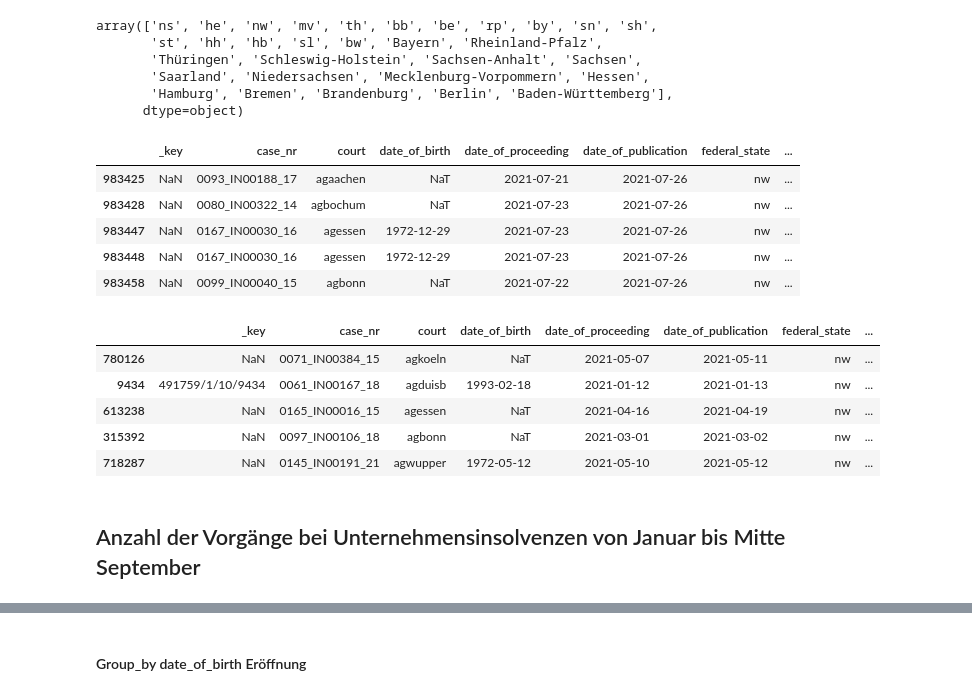
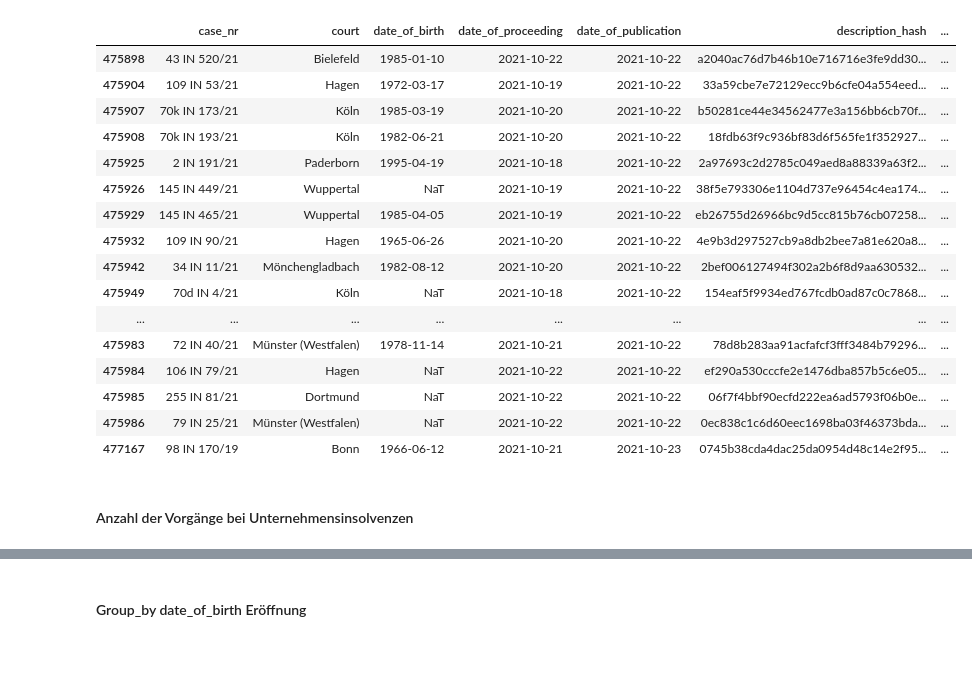
Before and after one commit to wdr-data/insolvenzen, a Jupyter notebook: Insolvenzen_Unternehmen_IN.ipynb, the cells around one changed output, grey strips where cells are left out. Drawn from its saved outputs; the diff is of its cells as text; code cells hidden in the pictures; blank space fills up the shorter version.

```diff
--- a/Insolvenzen_Unternehmen_IN.ipynb
+++ b/Insolvenzen_Unternehmen_IN.ipynb
@@ -20,6 +20,9 @@ def load_data():
         df_parts = []
 
         for path in sorted(paths):
+            if path.parts[-1] < "2021-10-12T12-07-45.jsonl.csv":
+                continue
+
             print("Reading for analysis:", path)
 
             with open(path, "r", encoding="utf-8") as fp:
@@ -33,8 +36,6 @@ def load_data():
 
         df = pd.concat(df_parts, ignore_index=True)
 
-
-
     else:
         raise NotImplementedError("Remote data not yet implemented")
 
@@ -42,6 +43,4 @@ def load_data():
     df['date_of_proceeding'] = pd.to_datetime(df['date_of_proceeding'], errors = 'coerce')
     df['date_of_publication'] = pd.to_datetime(df['date_of_publication'], errors = 'coerce')
 
-    #   df['zipcode'].astype(str)
-
     return df
@@ -108,0 +118,2 @@ memory usage: 142.7+ MB
+# %%
+df.drop_duplicates(subset ="description_hash", keep = "last", inplace = True)
@@ -122,34 +192,27 @@ new_data = data_in.replace(['Nordrhein-Westfalen'], 'nw')
-# %%
-new_data.federal_state.unique()
-# %% [output]
-array(['ns', 'he', 'nw', 'mv', 'th', 'bb', 'be', 'rp', 'by', 'sn', 'sh',
-       'st', 'hh', 'hb', 'sl', 'bw', 'Bayern', 'Rheinland-Pfalz',
-       'Thüringen', 'Schleswig-Holstein', 'Sachsen-Anhalt', 'Sachsen',
-       'Saarland', 'Niedersachsen', 'Mecklenburg-Vorpommern', 'Hessen',
-       'Hamburg', 'Bremen', 'Brandenburg', 'Berlin', 'Baden-Württemberg'],
-      dtype=object)
 # %%
-data_nw_in = data_in[(data_in.federal_state == 'nw')]
+data_nw_in = data_in[(data_in.federal_state == 'Nordrhein-Westfalen')]
 # %%
-data_nw_in.tail()
+data_nw_in.tail(30)
 # %% [output]
-|  | _key | case_nr | court | date_of_birth | date_of_proceeding | date_of_publication | federal_state | ... |
-| 983425 | NaN | 0093_IN00188_17 | agaachen | NaT | 2021-07-21 | 2021-07-26 | nw | ... |
-| 983428 | NaN | 0080_IN00322_14 | agbochum | NaT | 2021-07-23 | 2021-07-26 | nw | ... |
-| 983447 | NaN | 0167_IN00030_16 | agessen | 1972-12-29 | 2021-07-23 | 2021-07-26 | nw | ... |
-| 983448 | NaN | 0167_IN00030_16 | agessen | 1972-12-29 | 2021-07-23 | 2021-07-26 | nw | ... |
-| 983458 | NaN | 0099_IN00040_15 | agbonn | NaT | 2021-07-22 | 2021-07-26 | nw | ... |
+|  | case_nr | court | date_of_birth | date_of_proceeding | date_of_publication | description_hash | ... |
+| 475898 | 43 IN 520/21 | Bielefeld | 1985-01-10 | 2021-10-22 | 2021-10-22 | a2040ac76d7b46b10e716716e3fe9dd30... | ... |
+| 475904 | 109 IN 53/21 | Hagen | 1972-03-17 | 2021-10-19 | 2021-10-22 | 33a59cbe7e72129ecc9b6cfe04a554eed... | ... |
+| 475907 | 70k IN 173/21 | Köln | 1985-03-19 | 2021-10-20 | 2021-10-22 | b50281ce44e34562477e3a156bb6cb70f... | ... |
+| 475908 | 70k IN 193/21 | Köln | 1982-06-21 | 2021-10-20 | 2021-10-22 | 18fdb63f9c936bf83d6f565fe1f352927... | ... |
+| 475925 | 2 IN 191/21 | Paderborn | 1995-04-19 | 2021-10-18 | 2021-10-22 | 2a97693c2d2785c049aed8a88339a63f2... | ... |
+| 475926 | 145 IN 449/21 | Wuppertal | NaT | 2021-10-19 | 2021-10-22 | 38f5e793306e1104d737e96454c4ea174... | ... |
+| 475929 | 145 IN 465/21 | Wuppertal | 1985-04-05 | 2021-10-19 | 2021-10-22 | eb26755d26966bc9d5cc815b76cb07258... | ... |
+| 475932 | 109 IN 90/21 | Hagen | 1965-06-26 | 2021-10-20 | 2021-10-22 | 4e9b3d297527cb9a8db2bee7a81e620a8... | ... |
+| 475942 | 34 IN 11/21 | Mönchengladbach | 1982-08-12 | 2021-10-20 | 2021-10-22 | 2bef006127494f302a2b6f8d9aa630532... | ... |
+| 475949 | 70d IN 4/21 | Köln | NaT | 2021-10-18 | 2021-10-22 | 154eaf5f9934ed767fcdb0ad87c0c7868... | ... |
+| ... | ... | ... | ... | ... | ... | ... | ... |
+| 475983 | 72 IN 40/21 | Münster (Westfalen) | 1978-11-14 | 2021-10-21 | 2021-10-22 | 78d8b283aa91acfafcf3fff3484b79296... | ... |
+| 475984 | 106 IN 79/21 | Hagen | NaT | 2021-10-22 | 2021-10-22 | ef290a530cccfe2e1476dba857b5c6e05... | ... |
+| 475985 | 255 IN 81/21 | Dortmund | NaT | 2021-10-22 | 2021-10-22 | 06f7f4bbf90ecfd222ea6ad5793f06b0e... | ... |
+| 475986 | 79 IN 25/21 | Münster (Westfalen) | NaT | 2021-10-22 | 2021-10-22 | 0ec838c1c6d60eec1698ba03f46373bda... | ... |
+| 477167 | 98 IN 170/19 | Bonn | 1966-06-12 | 2021-10-21 | 2021-10-23 | 0745b38cda4dac25da0954d48c14e2f95... | ... |
-# %%
-data_nw_in.sample(5)
-# %% [output]
-|  | _key | case_nr | court | date_of_birth | date_of_proceeding | date_of_publication | federal_state | ... |
-| 780126 | NaN | 0071_IN00384_15 | agkoeln | NaT | 2021-05-07 | 2021-05-11 | nw | ... |
-| 9434 | 491759/1/10/9434 | 0061_IN00167_18 | agduisb | 1993-02-18 | 2021-01-12 | 2021-01-13 | nw | ... |
-| 613238 | NaN | 0165_IN00016_15 | agessen | NaT | 2021-04-16 | 2021-04-19 | nw | ... |
-| 315392 | NaN | 0097_IN00106_18 | agbonn | NaT | 2021-03-01 | 2021-03-02 | nw | ... |
-| 718287 | NaN | 0145_IN00191_21 | agwupper | 1972-05-12 | 2021-05-10 | 2021-05-12 | nw | ... |
 # %% [markdown]
-## Anzahl der Vorgänge bei Unternehmensinsolvenzen von Januar bis Mitte September
+#### Anzahl der Vorgänge bei Unternehmensinsolvenzen
 # %%
 #data_nw_in.type_of_proceeding.unique()
 data_nw_in['type_of_proceeding'].value_counts()
```
Also changed, not shown: parts of 35 cells of this notebook, 1 other file.
